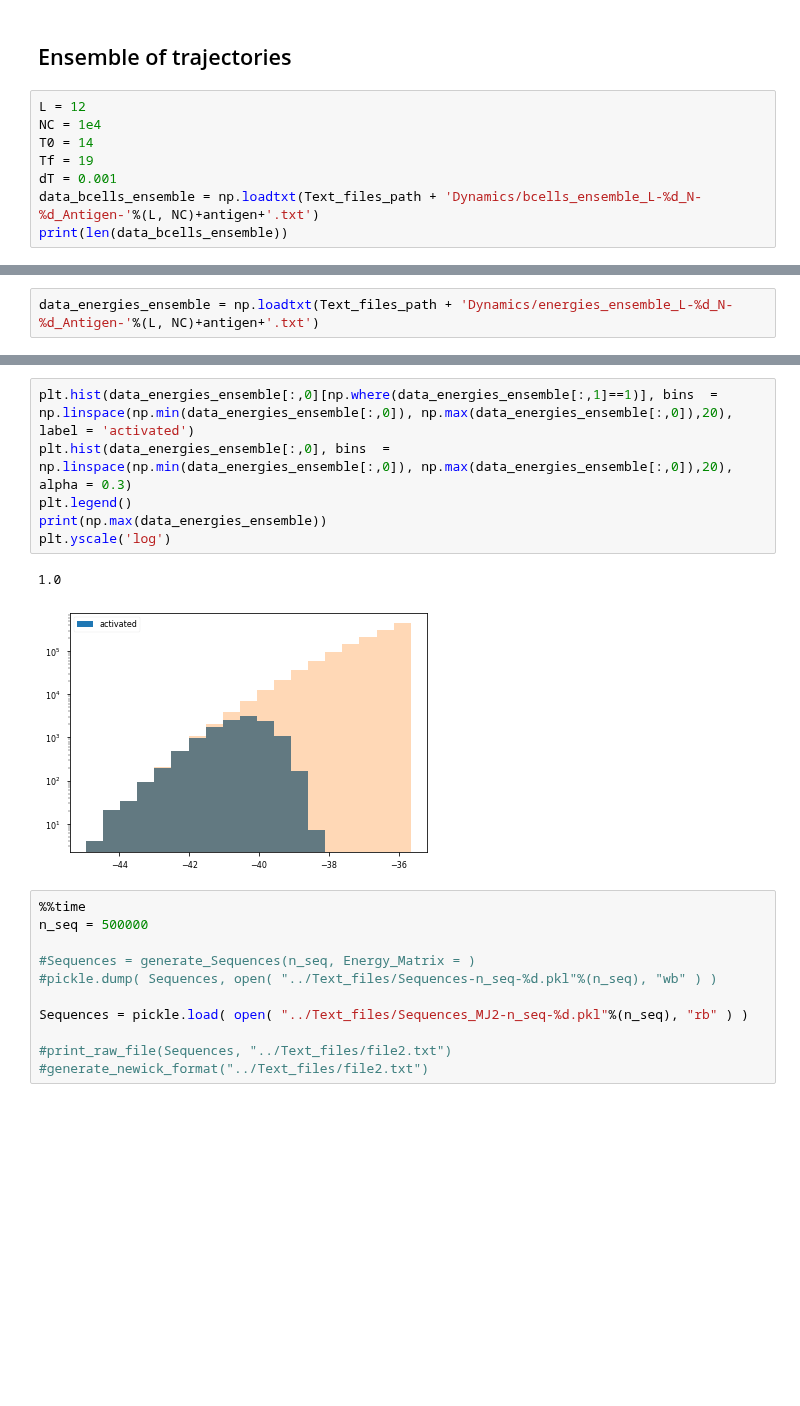
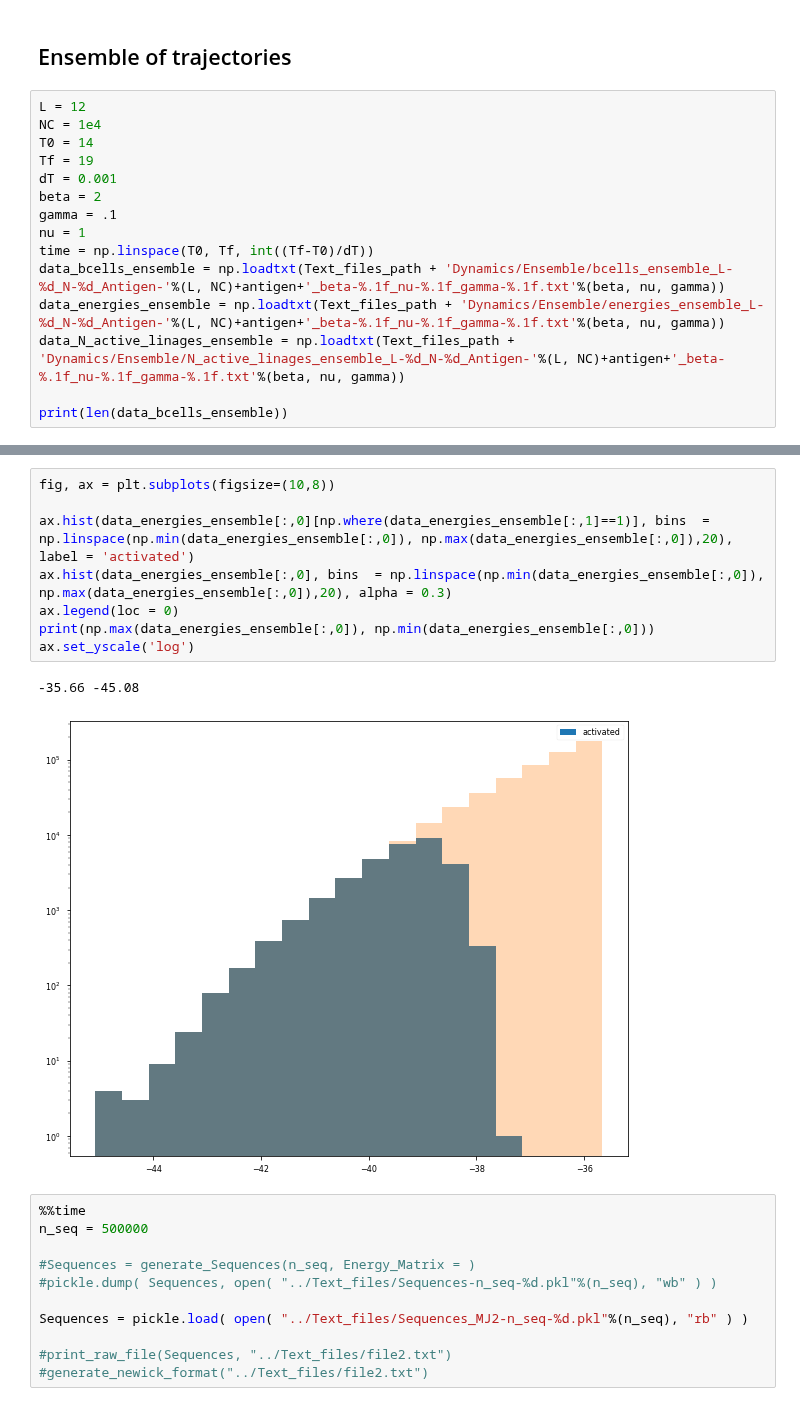
Before and after one commit to betoto008/Affinity_maturation, a Jupyter notebook: Jupyter_Notebooks/1_Sigle_Dynamics.ipynb, the cells around one changed output, grey strips where cells are left out. Saved outputs shown, nothing was run; the diff lists cells and outputs as text; blank space fills up the shorter version.

```diff
--- a/Jupyter_Notebooks/1_Sigle_Dynamics.ipynb
+++ b/Jupyter_Notebooks/1_Sigle_Dynamics.ipynb
@@ -80,6 +95,13 @@ NC = 1e4
 T0 = 14
 Tf = 19
 dT = 0.001
-data_bcells_ensemble = np.loadtxt(Text_files_path + 'Dynamics/bcells_ensemble_L-%d_N-%d_Antigen-'%(L, NC)+antigen+'.txt')
+beta = 2
+gamma = .1
+nu = 1
+time = np.linspace(T0, Tf, int((Tf-T0)/dT))
+data_bcells_ensemble = np.loadtxt(Text_files_path + 'Dynamics/Ensemble/bcells_ensemble_L-%d_N-%d_Antigen-'%(L, NC)+antigen+'_beta-%.1f_nu-%.1f_gamma-%.1f.txt'%(beta, nu, gamma))
+data_energies_ensemble = np.loadtxt(Text_files_path + 'Dynamics/Ensemble/energies_ensemble_L-%d_N-%d_Antigen-'%(L, NC)+antigen+'_beta-%.1f_nu-%.1f_gamma-%.1f.txt'%(beta, nu, gamma))
+data_N_active_linages_ensemble = np.loadtxt(Text_files_path + 'Dynamics/Ensemble/N_active_linages_ensemble_L-%d_N-%d_Antigen-'%(L, NC)+antigen+'_beta-%.1f_nu-%.1f_gamma-%.1f.txt'%(beta, nu, gamma))
+
 print(len(data_bcells_ensemble))
 # %% [output]
@@ -132,2 +142,0 @@ np.exp(2*4)
-# %%
-data_energies_ensemble = np.loadtxt(Text_files_path + 'Dynamics/energies_ensemble_L-%d_N-%d_Antigen-'%(L, NC)+antigen+'.txt')
@@ -134,12 +161,14 @@ data_energies_ensemble = np.loadtxt(Text_files_path + 'Dynamics/energies_ensembl
 # %%
-plt.hist(data_energies_ensemble[:,0][np.where(data_energies_ensemble[:,1]==1)], bins  = np.linspace(np.min(data_energies_ensemble[:,0]), np.max(data_energies_ensemble[:,0]),20), label = 'activated')
-plt.hist(data_energies_ensemble[:,0], bins  = np.linspace(np.min(data_energies_ensemble[:,0]), np.max(data_energies_ensemble[:,0]),20), alpha = 0.3)
-plt.legend()
-print(np.max(data_energies_ensemble))
-plt.yscale('log')
+fig, ax = plt.subplots(figsize=(10,8))
+
+ax.hist(data_energies_ensemble[:,0][np.where(data_energies_ensemble[:,1]==1)], bins  = np.linspace(np.min(data_energies_ensemble[:,0]), np.max(data_energies_ensemble[:,0]),20), label = 'activated')
+ax.hist(data_energies_ensemble[:,0], bins  = np.linspace(np.min(data_energies_ensemble[:,0]), np.max(data_energies_ensemble[:,0]),20), alpha = 0.3)
+ax.legend(loc = 0)
+print(np.max(data_energies_ensemble[:,0]), np.min(data_energies_ensemble[:,0]))
+ax.set_yscale('log')
 # %% [output]
-1.0
+-35.66 -45.08
-[figure, old version]
+[figure, new version]
 # %%
 %%time
 n_seq = 500000
```
Also changed, not shown: parts of 6 cells of this notebook, 16 other files.
